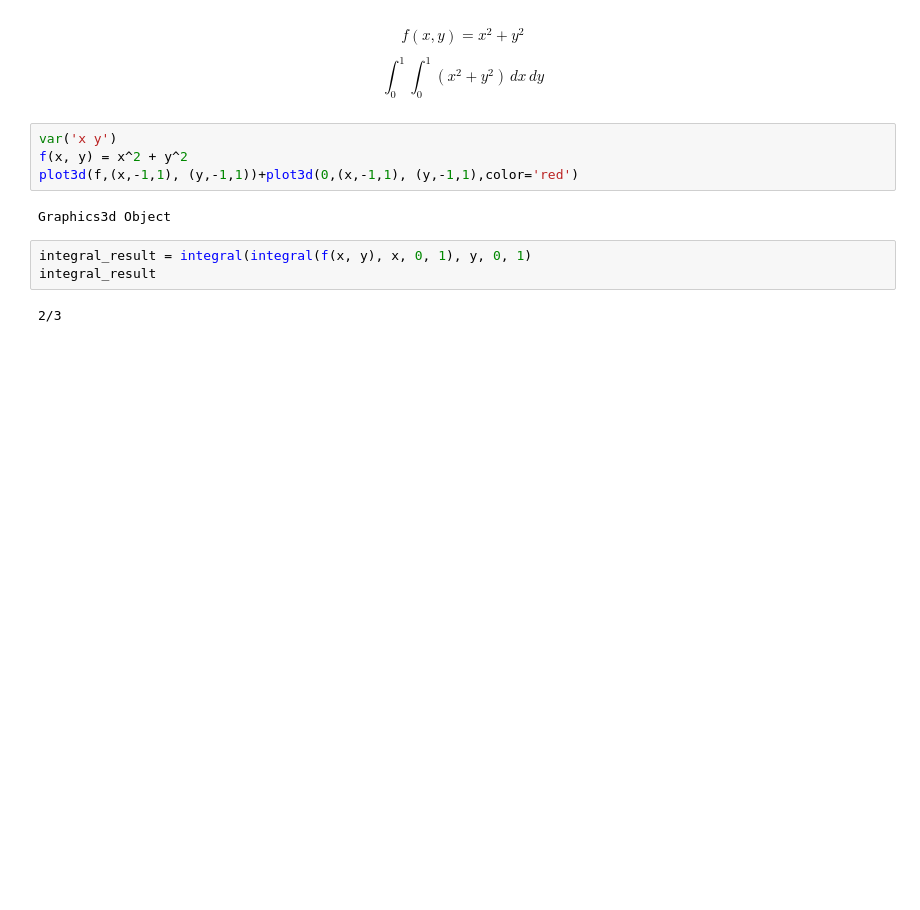
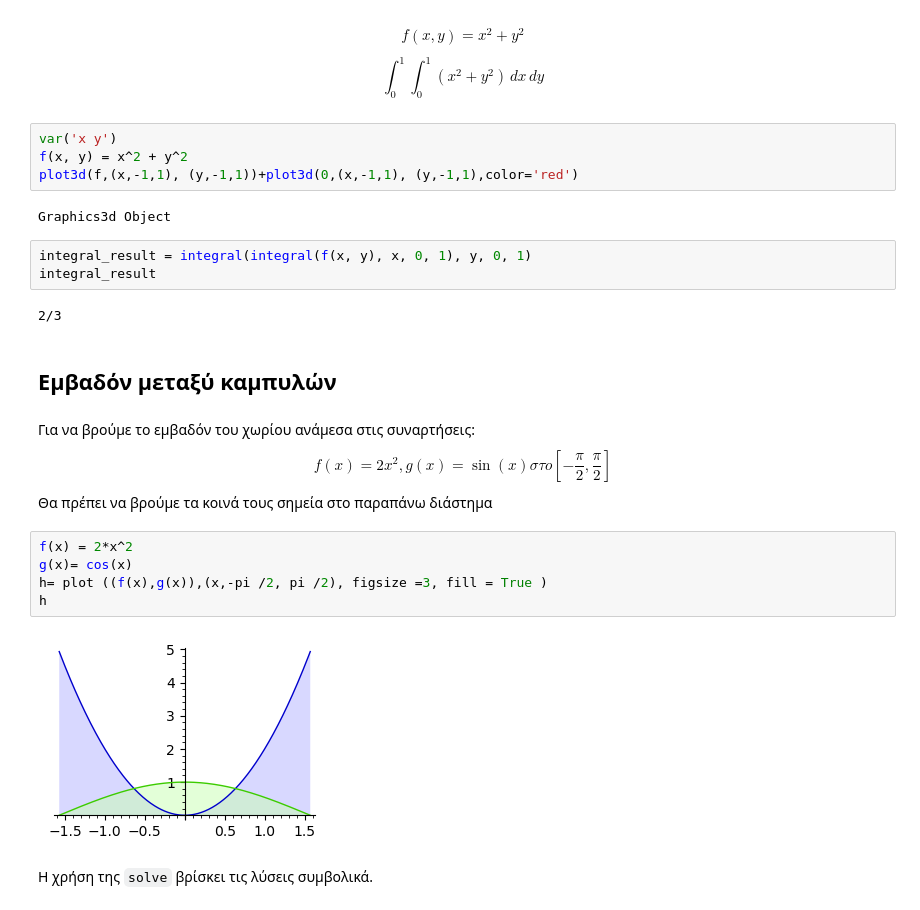
Before and after one commit to akontog/sagemath, a Jupyter notebook: notebooks/03. Λογισμός.ipynb, the cells around one changed output. Drawn from its saved outputs; the diff is of its cells as text; blank space fills up the shorter version.

```diff
--- a/notebooks/03. Λογισμός.ipynb
+++ b/notebooks/03. Λογισμός.ipynb
@@ -470,3 +470,20 @@ integral_result = integral(integral(f(x, y), x, 0, 1), y, 0, 1)
 integral_result
 # %% [output]
 2/3
+# %% [markdown]
+## Εμβαδόν μεταξύ καμπυλών
+# %% [markdown]
+Για να βρούμε το εμβαδόν του χωρίου ανάμεσα στις συναρτήσεις:
+$$
+f(x) = 2x^2, g(x) = \sin(x)  στο  [-\frac{π}{2},\frac{π}{2}]
+$$
+Θα πρέπει να βρούμε τα κοινά τους σημεία στο παραπάνω διάστημα
+# %%
+f(x) = 2*x^2
+g(x)= cos(x)
+h= plot ((f(x),g(x)),(x,-pi /2, pi /2), figsize =3, fill = True )
+h
+# %% [output]
+[figure, added]
+# %% [markdown]
+Η χρήση της `solve` βρίσκει τις λύσεις συμβολικά.
```
Also changed, not shown: parts of 20 cells of this notebook.
